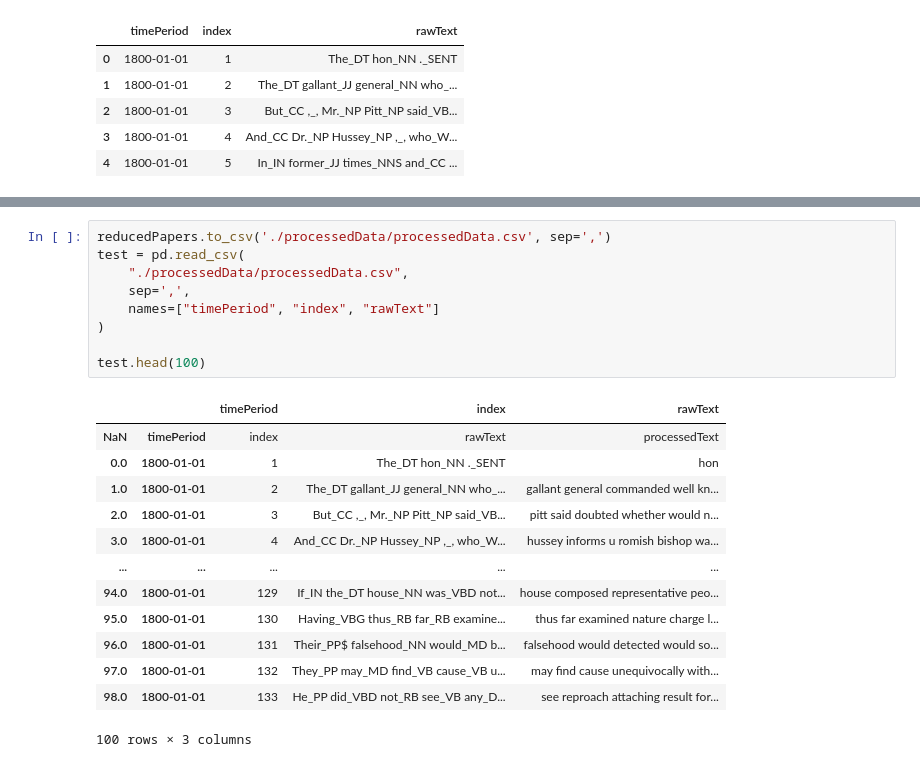
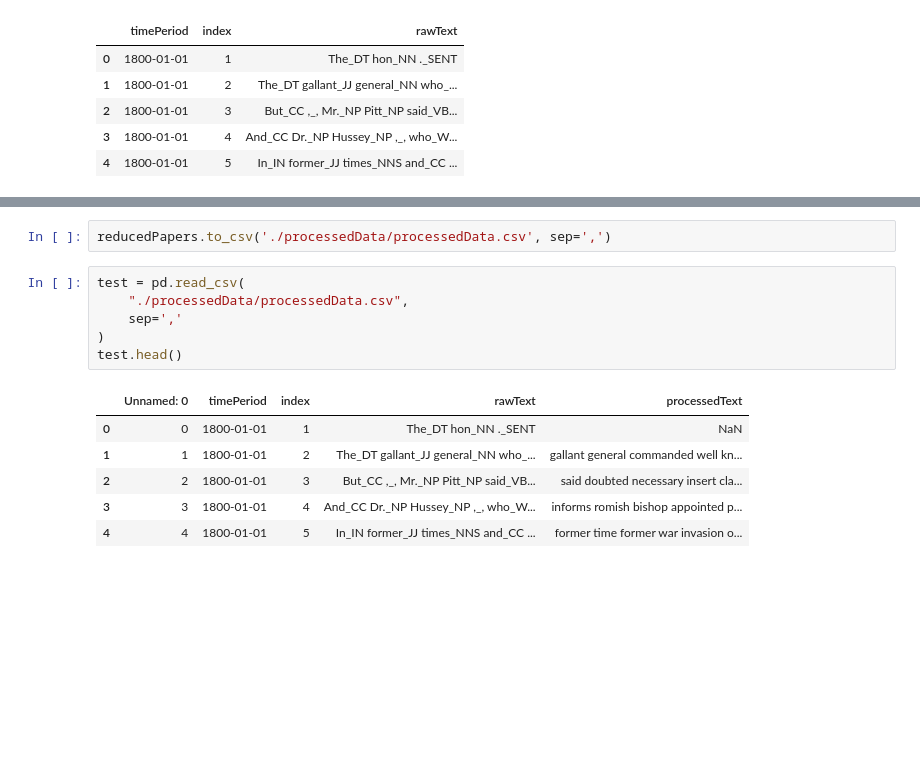
Before and after one commit to Altishofer/HansardSentimentTopicAnalysis, a Jupyter notebook: repareData.ipynb, the cells around one changed output, grey strips where cells are left out. Drawn from its saved outputs; the diff is of its cells as text; blank space fills up the shorter version.

```diff
--- a/repareData.ipynb
+++ b/repareData.ipynb
@@ -90,24 +95,16 @@ See the caveats in the documentation: https://pandas.pydata.org/pandas-docs/stab
 | 4 | 1800-01-01 | 5 | In_IN former_JJ times_NNS and_CC ... | former time former war invasion o... |
+# %%
+reducedPapers.to_csv('./processedData/processedData.csv', sep=',')
 # %%
-reducedPapers.to_csv('./processedData/processedData.csv', sep=',')
 test = pd.read_csv(
     "./processedData/processedData.csv",
-    sep=',',
-    names=["timePeriod", "index", "rawText"]
+    sep=','
 )
-
-test.head(100)
+test.head()
 # %% [output]
-|  |  | timePeriod | index | rawText |
-| NaN | timePeriod | index | rawText | processedText |
-| 0.0 | 1800-01-01 | 1 | The_DT hon_NN ._SENT | hon |
-| 1.0 | 1800-01-01 | 2 | The_DT gallant_JJ general_NN who_... | gallant general commanded well kn... |
-| 2.0 | 1800-01-01 | 3 | But_CC ,_, Mr._NP Pitt_NP said_VB... | pitt said doubted whether would n... |
-| 3.0 | 1800-01-01 | 4 | And_CC Dr._NP Hussey_NP ,_, who_W... | hussey informs u romish bishop wa... |
-| ... | ... | ... | ... | ... |
-| 94.0 | 1800-01-01 | 129 | If_IN the_DT house_NN was_VBD not... | house composed representative peo... |
-| 95.0 | 1800-01-01 | 130 | Having_VBG thus_RB far_RB examine... | thus far examined nature charge l... |
-| 96.0 | 1800-01-01 | 131 | Their_PP$ falsehood_NN would_MD b... | falsehood would detected would so... |
-| 97.0 | 1800-01-01 | 132 | They_PP may_MD find_VB cause_VB u... | may find cause unequivocally with... |
-| 98.0 | 1800-01-01 | 133 | He_PP did_VBD not_RB see_VB any_D... | see reproach attaching result for... |
+|  | Unnamed: 0 | timePeriod | index | rawText | processedText |
+| 0 | 0 | 1800-01-01 | 1 | The_DT hon_NN ._SENT | NaN |
+| 1 | 1 | 1800-01-01 | 2 | The_DT gallant_JJ general_NN who_... | gallant general commanded well kn... |
+| 2 | 2 | 1800-01-01 | 3 | But_CC ,_, Mr._NP Pitt_NP said_VB... | said doubted necessary insert cla... |
+| 3 | 3 | 1800-01-01 | 4 | And_CC Dr._NP Hussey_NP ,_, who_W... | informs romish bishop appointed p... |
+| 4 | 4 | 1800-01-01 | 5 | In_IN former_JJ times_NNS and_CC ... | former time former war invasion o... |
-100 rows × 3 columns
```
Also changed, not shown: parts of 2 cells of this notebook, 11 other files.
